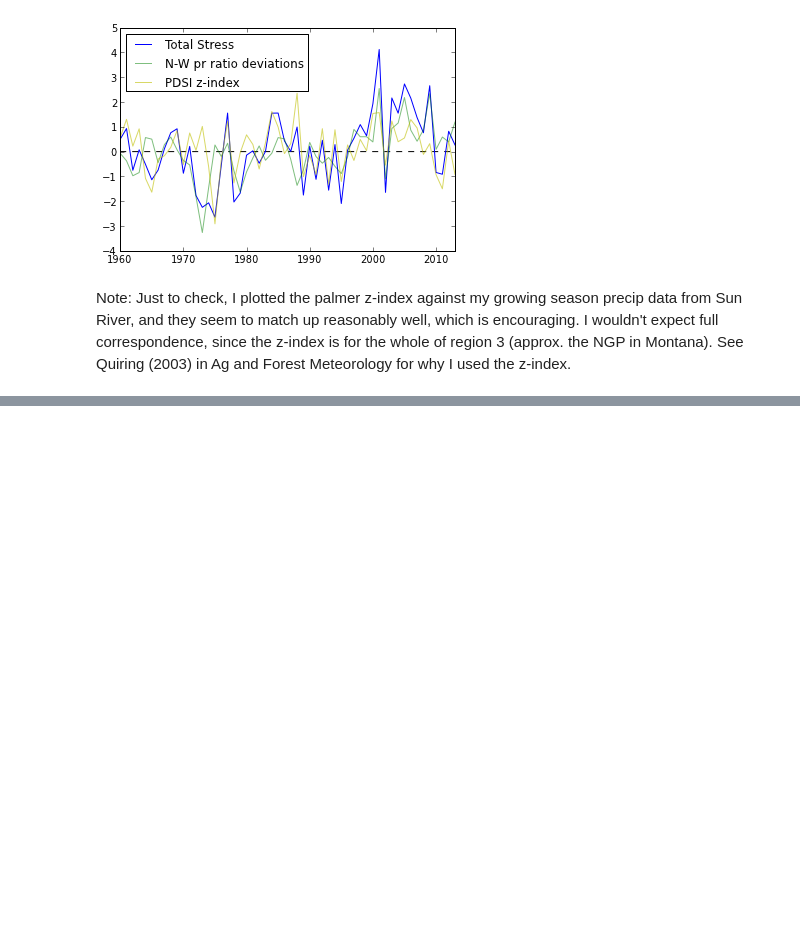
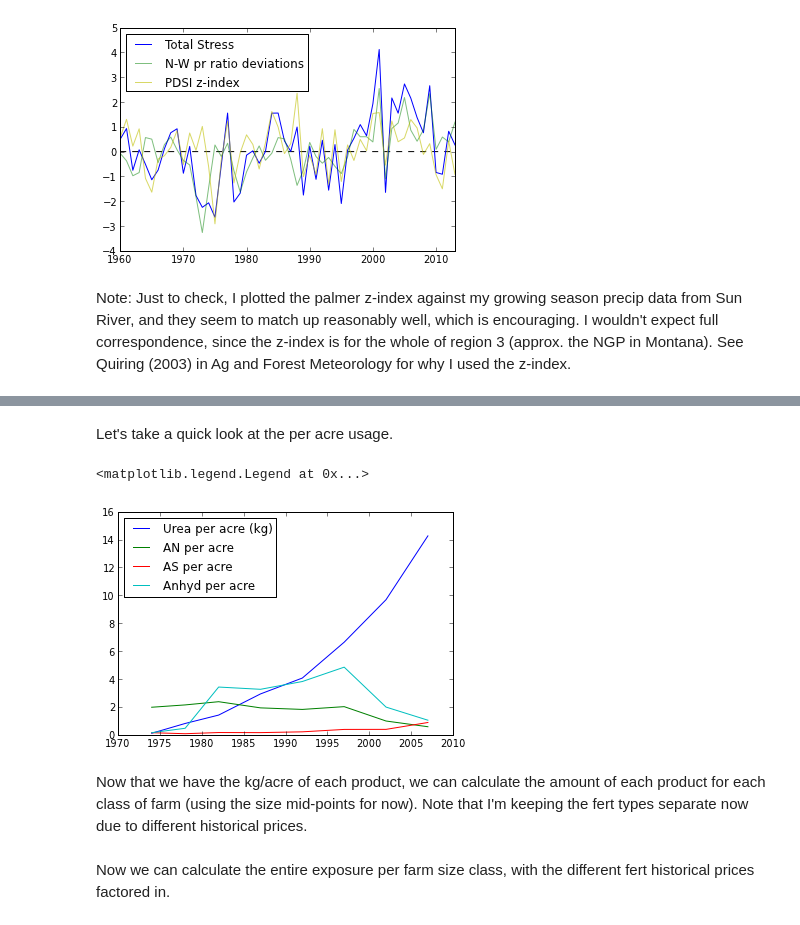
Before and after one commit to plawrence/farmStressAnalysis, a Jupyter notebook: stressAnalysis.ipynb, the cells around one changed output, grey strips where cells are left out. Cells and saved outputs as stored; diff of their text form; code cells hidden in the pictures; blank space fills up the shorter version.

```diff
--- a/stressAnalysis.ipynb
+++ b/stressAnalysis.ipynb
@@ -100,0 +134,18 @@ To get a handle on this, we need to know average farm size, and the quantity of
+# %%
+temp_peracre = pd.DataFrame({'Urea_acre':(nQuantity.Urea_MT*1000000/censusdata.cg_cropland_farms).dropna(),'AN_acre':(nQuantity.AN_MT*1000000/censusdata.cg_cropland_farms).dropna(),
+                            'AS_acre':(nQuantity.AS_MT*1000000/censusdata.cg_cropland_farms).dropna(),'Anhydrous_acre':(nQuantity.Anhydrous_MT*1000000/censusdata.cg_cropland_farms).dropna()})
+#temp_peracre.columns = ['Urea_acre','AN_acre','AS_acre','Anhydrous_acre']
+censusdata = pd.merge(censusdata,temp_peracre,left_index=True,right_index=True,how='outer')
+# %% [markdown]
+Let's take a quick look at the per acre usage.
+# %%
+plot(censusdata.index,censusdata.Urea_acre,label="Urea per acre (kg)")
+plot(censusdata.index,censusdata.AN_acre,label="AN per acre")
+plot(censusdata.index,censusdata.AS_acre,label="AS per acre")
+plot(censusdata.index,censusdata.Anhydrous_acre,label="Anhyd per acre")
+legend(loc="upper left")
+# %% [output]
+<matplotlib.legend.Legend at 0x...>
+[figure, added]
+# %% [markdown]
+Now that we have the kg/acre of each product, we can calculate the amount of each product for each class of farm (using the size mid-points for now).  Note that I'm keeping the fert types separate now due to different historical prices.
@@ -100,0 +173,2 @@ To get a handle on this, we need to know average farm size, and the quantity of
+# %% [markdown]
+Now we can calculate the entire exposure per farm size class, with the different fert historical prices factored in.
```
Also changed, not shown: parts of 12 cells of this notebook, 1 other file.
